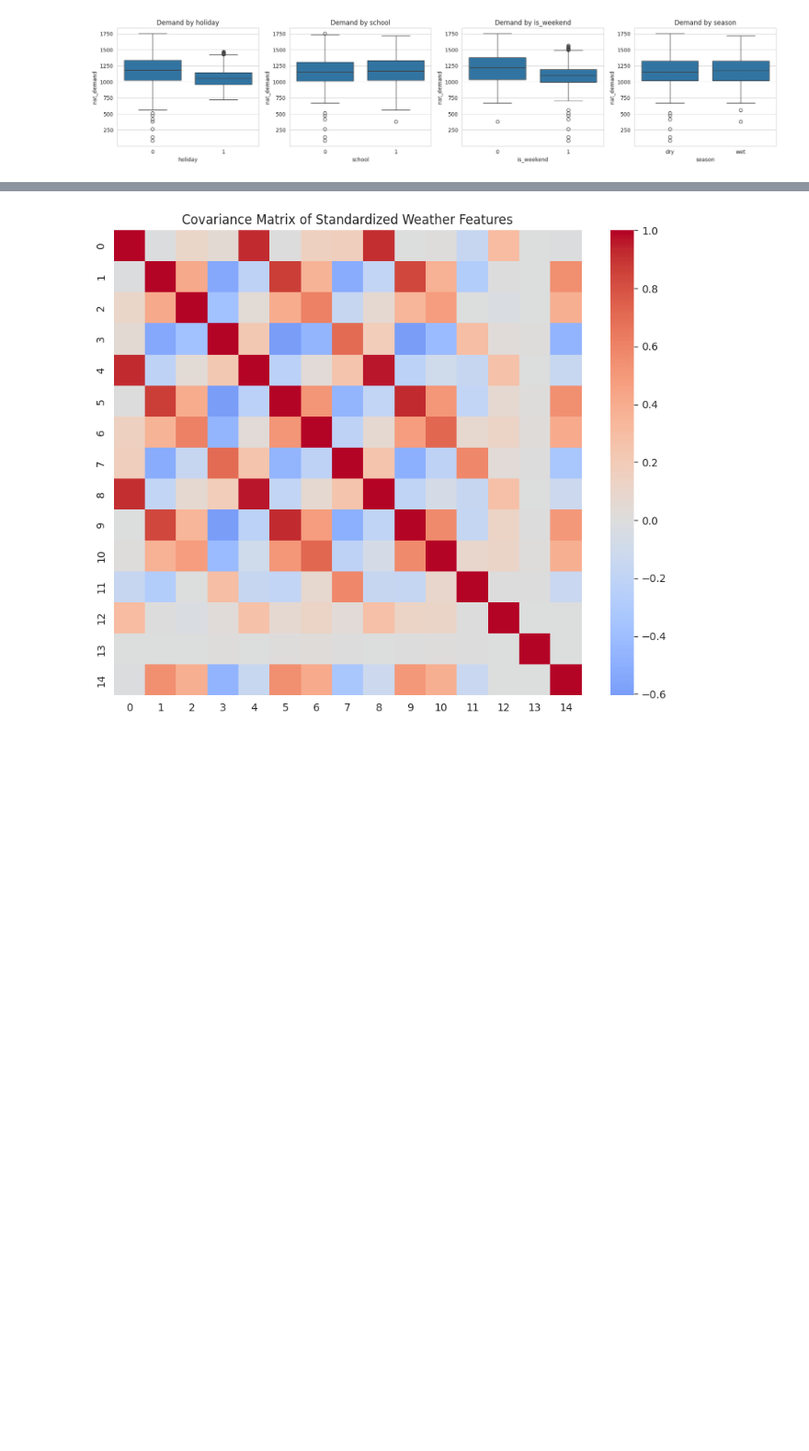
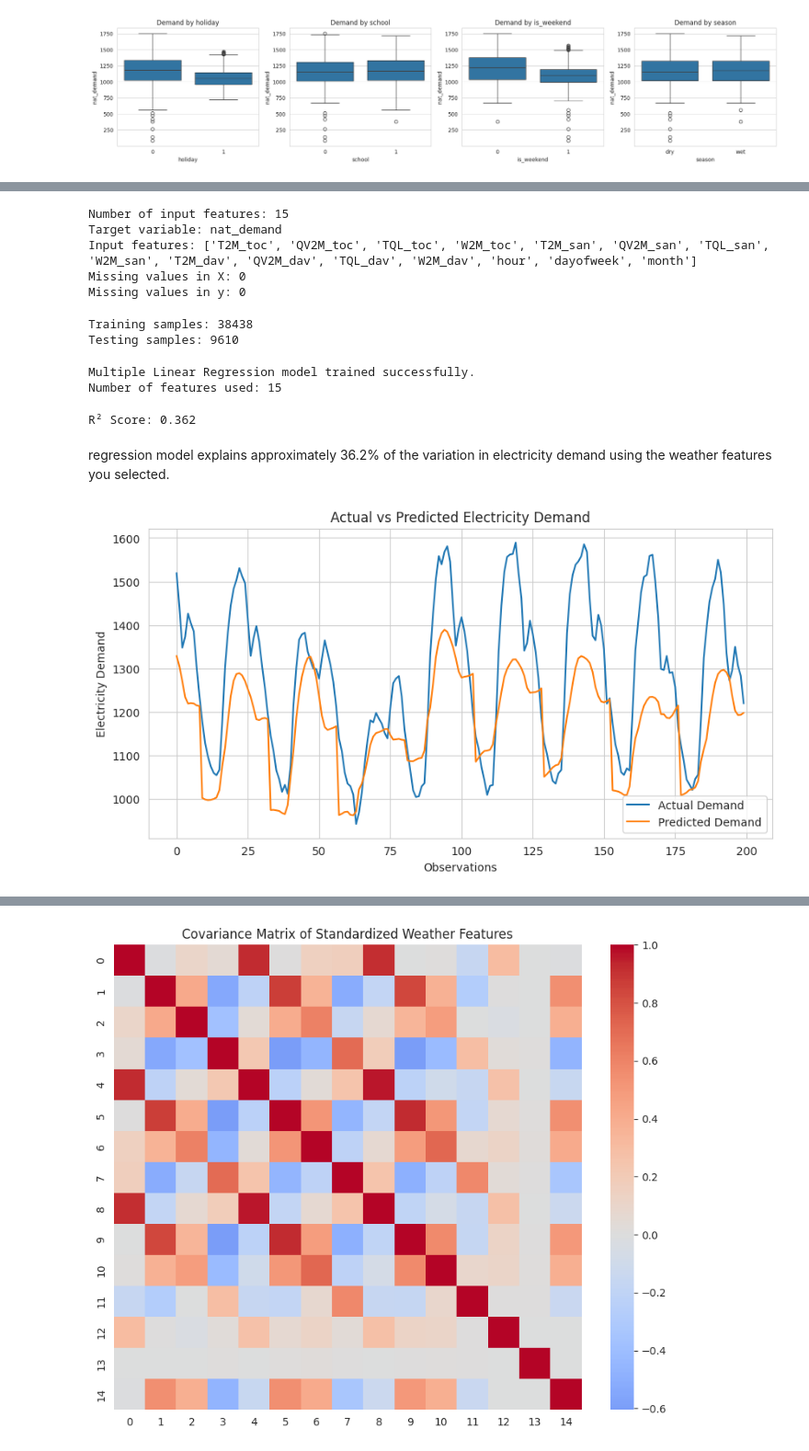
Before and after one commit to Handdyy11/Electricity_load_forecasting, a Jupyter notebook: Electricity_forcasting.ipynb, the cells around one changed output, grey strips where cells are left out. Shown at 92% size. Drawn from its saved outputs; the diff is of its cells as text; code cells hidden in the pictures; blank space fills up the shorter version.

```diff
--- a/Electricity_forcasting.ipynb
+++ b/Electricity_forcasting.ipynb
@@ -177 +202,80 @@ plt.tight_layout(); plt.show()
+# %%
+# Check how multiple weather features together relate to electricity demand.
+# Target (y): nat_demand
+# Input features (X): the columns stored in weather_cols
+
+# Select weather features and electricity demand
+X = df[weather_cols]
+y = df[TARGET]
+
+# Check the selected data
+print("Number of input features:", X.shape[1])
+print("Target variable:", TARGET)
+print("Input features:", weather_cols)
+print("Missing values in X:", X.isnull().sum().sum())
+print("Missing values in y:", y.isnull().sum())
+# %% [output]
+Number of input features: 15
+Target variable: nat_demand
+Input features: ['T2M_toc', 'QV2M_toc', 'TQL_toc', 'W2M_toc', 'T2M_san', 'QV2M_san', 'TQL_san', 'W2M_san', 'T2M_dav', 'QV2M_dav', 'TQL_dav', 'W2M_dav', 'hour', 'dayofweek', 'month']
+Missing values in X: 0
+Missing values in y: 0
+# %%
+from sklearn.model_selection import train_test_split
+
+# Split chronologically: first 80% for training, last 20% for testing
+split_index = int(len(df) * 0.8)
+
+X_train = X.iloc[:split_index]
+X_test = X.iloc[split_index:]
+
+y_train = y.iloc[:split_index]
+y_test = y.iloc[split_index:]
+
+print("Training samples:", len(X_train))
+print("Testing samples:", len(X_test))
+# %% [output]
+Training samples: 38438
+Testing samples: 9610
+# %%
+from sklearn.linear_model import LinearRegression
+
+# Create the regression model
+model = LinearRegression()
+
+# Train it using weather features and demand values
+model.fit(X_train, y_train)
+
+print("Multiple Linear Regression model trained successfully.")
+print("Number of features used:", model.n_features_in_)
+# %% [output]
+Multiple Linear Regression model trained successfully.
+Number of features used: 15
+# %%
+from sklearn.metrics import r2_score
+
+# Predict demand and calculate R²
+y_pred = model.predict(X_test)
+r2 = r2_score(y_test, y_pred)
+
+print("R² Score:", round(r2, 3))
+# %% [output]
+R² Score: 0.362
+# %% [markdown]
+regression model explains approximately 36.2% of the variation in electricity demand using the weather features you selected.
+# %%
+import matplotlib.pyplot as plt
+
+plt.figure(figsize=(10, 5))
+
+plt.plot(y_test.values[:200], label="Actual Demand")
+plt.plot(y_pred[:200], label="Predicted Demand")
+
+plt.title("Actual vs Predicted Electricity Demand")
+plt.xlabel("Observations")
+plt.ylabel("Electricity Demand")
+plt.legend()
+plt.show()
+# %% [output]
+[figure, added]
 # %% [markdown]
```
Also changed, not shown: parts of 5 cells of this notebook.
